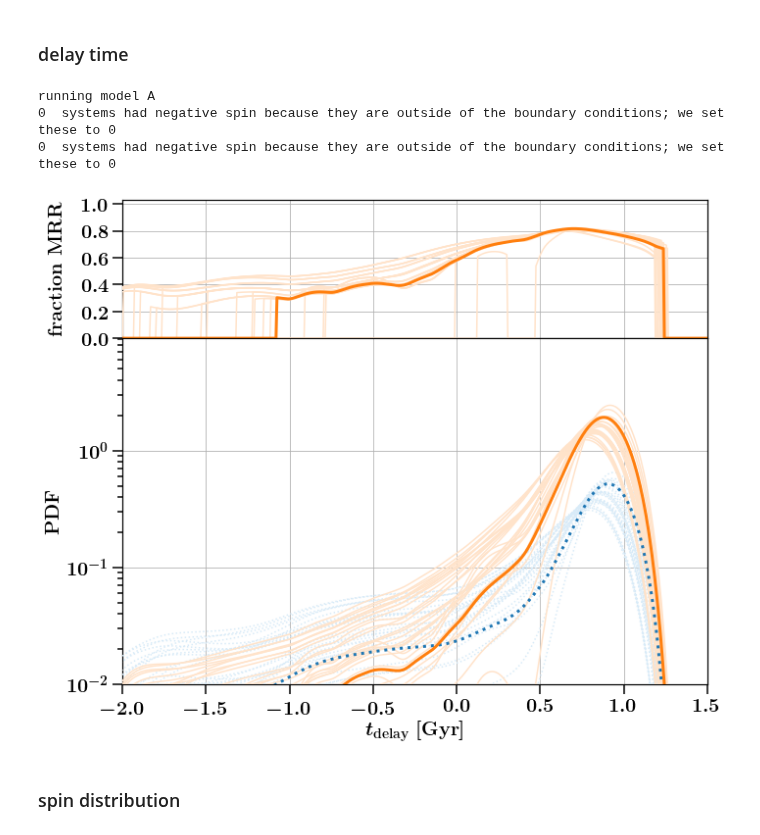
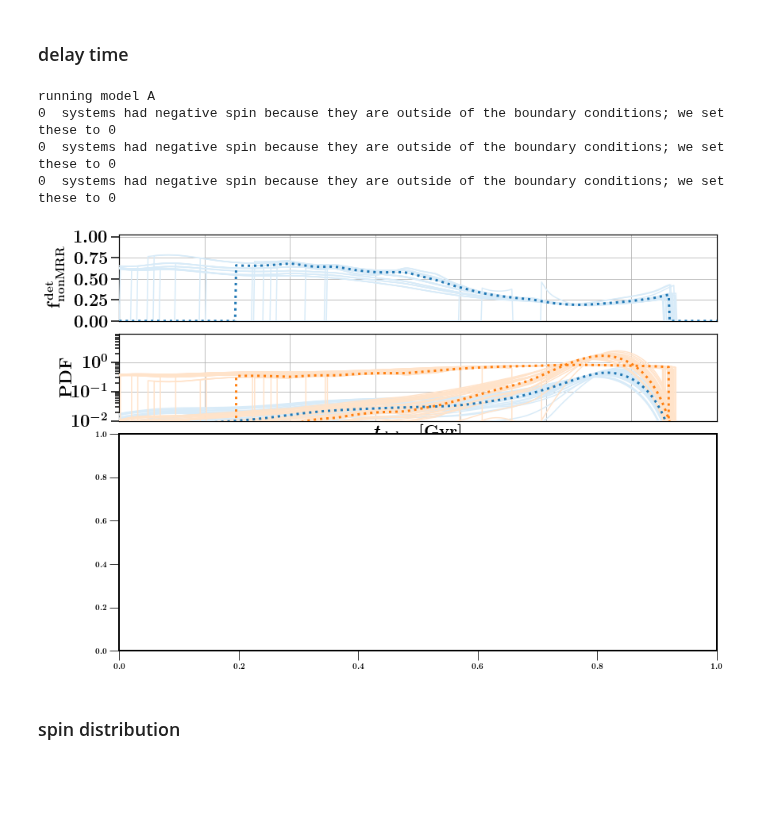
Before and after one commit to FloorBroekgaarden/MRR_Project, a Jupyter notebook: FigureX_Mass_and_MassRatio_Distribution_plots/Untitled.ipynb, the cells around one changed output. Cells and saved outputs as stored; diff of their text form; code cells hidden in the pictures; blank space fills up the shorter version.

Commit message:
update figures individual

```diff
--- a/FigureX_Mass_and_MassRatio_Distribution_plots/Untitled.ipynb
+++ b/FigureX_Mass_and_MassRatio_Distribution_plots/Untitled.ipynb
@@ -178,7 +178,7 @@ def plot_MRR_distribution(axe='None', xparam='chiEff', BPSmodelName='A', mode='p
 
         ls_ = '-'
         Highlight = False
-        if ((mssfr in ['123']) & (BPSmodelName in ['A'])):
+        if ((mssfr in ['123']) & (BPSmodelName in ['K'])):
             ls_ = ':'
             Highlight = True
         elif  ((mssfr in ['312']) & (BPSmodelName in ['T'])):
@@ -219,7 +219,7 @@ def plot_MRR_distribution(axe='None', xparam='chiEff', BPSmodelName='A', mode='p
 
         ## IF WE ARE PLOTTING CDFs
         elif (mode=='MRR_CDF') | (mode=='spin_CDF'):
-            if ((mssfr in ['123']) & (BPSmodelName in ['A'])) | ((mssfr in ['312']) & (BPSmodelName in ['T'])) | ((mssfr in ['231']) & (BPSmodelName in ['O'])):
+            if Highlight==True:
                 axe.hist(param_x[~mask_MRR], bins=10000, color=colors[0], lw=3, zorder=15, alpha=1, ls=ls_ , density=True, weights=weights_[~mask_MRR], cumulative=True, histtype='step')
                 axe.hist(param_x[mask_MRR],  bins=10000, color=colors[1], lw=3, zorder=16, alpha=1, ls=ls_,   density=True, weights=weights_[mask_MRR],  cumulative=True, histtype='step')
             else:
@@ -385,10 +707,7 @@ running model T
 ### CHIRP MASS VS SPINS FRACTION ###
 
 
-fig, ax = plt.subplots(2,1, figsize=(10,8), gridspec_kw={"height_ratios":[1, 2.5]})#,\
-#                            gridspec_kw={"width_ratios":[3, 3, 3, 3, 3]})
-
-
+fig, ax = plt.subplots(3,1, figsize=(12,8), gridspec_kw={"height_ratios":[1, 1, 2.5]})#,\
 
 ylim_threshold = 0.01
 bw = 0.01
@@ -402,23 +721,23 @@ for ind_BPS, BPSmodel in enumerate(BPSnameslist[:]):
     plotYlog = False
     xlim, ylim = [0, 1], [0.0, 1.03]
 
-#     ax[0] = plot_MRR_distribution(axe=ax[0], xparam=xparam, BPSmodelName=BPSmodel, mode='m1spin_or_m2spin_fraction',\
-#                                   spin_threshold=0.05, bw=0.85, xlim=xlim, ylim=ylim, plotYlog=plotYlog)
-    ax[0] = plot_MRR_distribution(axe=ax[0], xparam=xparam, BPSmodelName=BPSmodel, mode='MRR_fraction',\
+    ax[0] = plot_MRR_distribution(axe=ax[0], xparam=xparam, BPSmodelName=BPSmodel, mode='notMRR_fraction',\
+                                  spin_threshold=0.05, bw=bw, xlim=xlim, ylim=ylim, plotYlog=plotYlog, ylim_threshold=ylim_threshold)
+    ax[1] = plot_MRR_distribution(axe=ax[1], xparam=xparam, BPSmodelName=BPSmodel, mode='MRR_fraction',\
                                   spin_threshold=0.05, bw=bw, xlim=xlim, ylim=ylim, plotYlog=plotYlog, ylim_threshold=ylim_threshold)
     plotYlog = True
     ylim = [0.1, 9.15]
-    ax[1] = plot_MRR_distribution(axe=ax[1], xparam=xparam, BPSmodelName=BPSmodel, mode='MRR_PDF',\
+    ax[2] = plot_MRR_distribution(axe=ax[2], xparam=xparam, BPSmodelName=BPSmodel, mode='MRR_PDF',\
                                   spin_threshold=0.05, bw=bw, xlim=xlim, ylim=ylim, plotYlog=plotYlog, ylim_threshold=ylim_threshold)
 
 
 
 plt.tight_layout()
-plt.subplots_adjust(wspace=0, hspace=0)#2)
+plt.subplots_adjust(wspace=0., hspace=0.1)#2)
 
 
-plt.savefig('./' + xparam   +  '_MRR_split.pdf', transparent=False, bbox_inches="tight",  format='pdf')
-plt.savefig('./' + xparam   +  '_MRR_split.png', transparent=False, bbox_inches="tight", dpi=600, format='png')
+plt.savefig('./' + xparam   +  '_MRR_split_3panel.pdf', transparent=False, bbox_inches="tight",  format='pdf')
+plt.savefig('./' + xparam   +  '_MRR_split_3panel.png', transparent=False, bbox_inches="tight", dpi=600, format='png')
 # plt.savefig('./' + xparam   +  'fraction.eps', bbox_inches="tight", dpi=600, format='eps')
 plt.show()
 # %% [markdown]
@@ -427,48 +746,46 @@ plt.show()
 
 ### CHIRP MASS VS SPINS FRACTION ###
 
-
-fig, ax = plt.subplots(2,1, figsize=(10,8), gridspec_kw={"height_ratios":[1, 2.5]})#,\
-#                            gridspec_kw={"width_ratios":[3, 3, 3, 3, 3]})
-
+fig, ax = plt.subplots(3,1, figsize=(12,8), gridspec_kw={"height_ratios":[1, 1, 2.5]})#,\
 
 
 ylim_threshold = 0.01
 bw = 0.09
 
 # for ind_BPS, BPSmodel in enumerate(BPSnameslist[:]):
 for ind_BPS, BPSmodel in enumerate(['A']):
 
     print('running model %s'%BPSmodel)
     xparam = 'log10_t_delay'
 
     plotYlog = False
     xlim, ylim = [-2, 1.5], [0.0, 1.03]
 
-#     ax[0] = plot_MRR_distribution(axe=ax[0], xparam=xparam, BPSmodelName=BPSmodel, mode='m1spin_or_m2spin_fraction',\
-#                                   spin_threshold=0.05, bw=0.85, xlim=xlim, ylim=ylim, plotYlog=plotYlog)
-    ax[0] = plot_MRR_distribution(axe=ax[0], xparam=xparam, BPSmodelName=BPSmodel, mode='MRR_fraction',\
+    ax[0] = plot_MRR_distribution(axe=ax[0], xparam=xparam, BPSmodelName=BPSmodel, mode='notMRR_fraction',\
+                                  spin_threshold=0.05, bw=bw, xlim=xlim, ylim=ylim, plotYlog=plotYlog, ylim_threshold=ylim_threshold)
+    ax[1] = plot_MRR_distribution(axe=ax[1], xparam=xparam, BPSmodelName=BPSmodel, mode='MRR_fraction',\
                                   spin_threshold=0.05, bw=bw, xlim=xlim, ylim=ylim, plotYlog=plotYlog, ylim_threshold=ylim_threshold)
     plotYlog = True
     ylim = [0.01, 9.15]
-    ax[1] = plot_MRR_distribution(axe=ax[1], xparam=xparam, BPSmodelName=BPSmodel, mode='MRR_PDF',\
+    ax[2] = plot_MRR_distribution(axe=ax[2], xparam=xparam, BPSmodelName=BPSmodel, mode='MRR_PDF',\
                                   spin_threshold=0.05, bw=bw, xlim=xlim, ylim=ylim, plotYlog=plotYlog, ylim_threshold=ylim_threshold)
 
 
 
 plt.tight_layout()
-plt.subplots_adjust(wspace=0, hspace=0)#2)
+plt.subplots_adjust(wspace=0., hspace=0.1)#2)
 
 
-plt.savefig('./' + xparam   +  '_MRR_split.pdf', transparent=False, bbox_inches="tight",  format='pdf')
-plt.savefig('./' + xparam   +  '_MRR_split.png', transparent=False, bbox_inches="tight", dpi=600, format='png')
+plt.savefig('./' + xparam   +  '_MRR_split_3panel.pdf', transparent=False, bbox_inches="tight",  format='pdf')
+plt.savefig('./' + xparam   +  '_MRR_split_3panel.png', transparent=False, bbox_inches="tight", dpi=600, format='png')
 # plt.savefig('./' + xparam   +  'fraction.eps', bbox_inches="tight", dpi=600, format='eps')
 plt.show()
 # %% [output]
 running model A
 0  systems had negative spin because they are outside of the boundary conditions; we set these to 0
 0  systems had negative spin because they are outside of the boundary conditions; we set these to 0
+0  systems had negative spin because they are outside of the boundary conditions; we set these to 0
-[figure, old version]
+[figure, new version]
 # %% [markdown]
 ### spin distribution
 # %%
```
Also changed, not shown: parts of 9 cells of this notebook, 24 other files.
